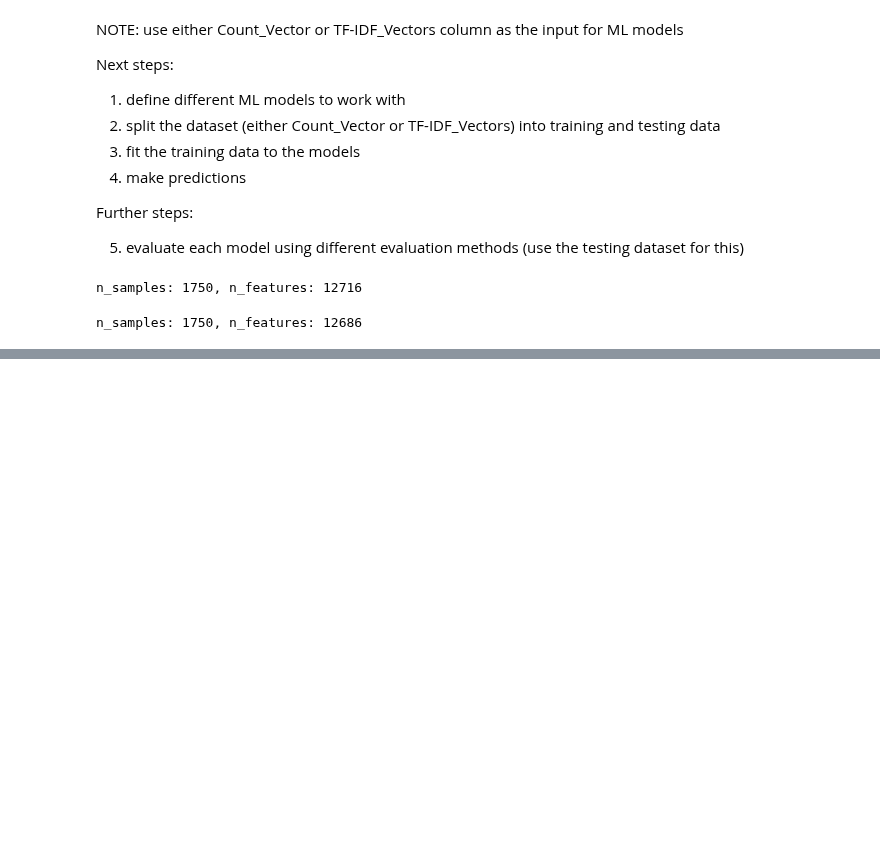
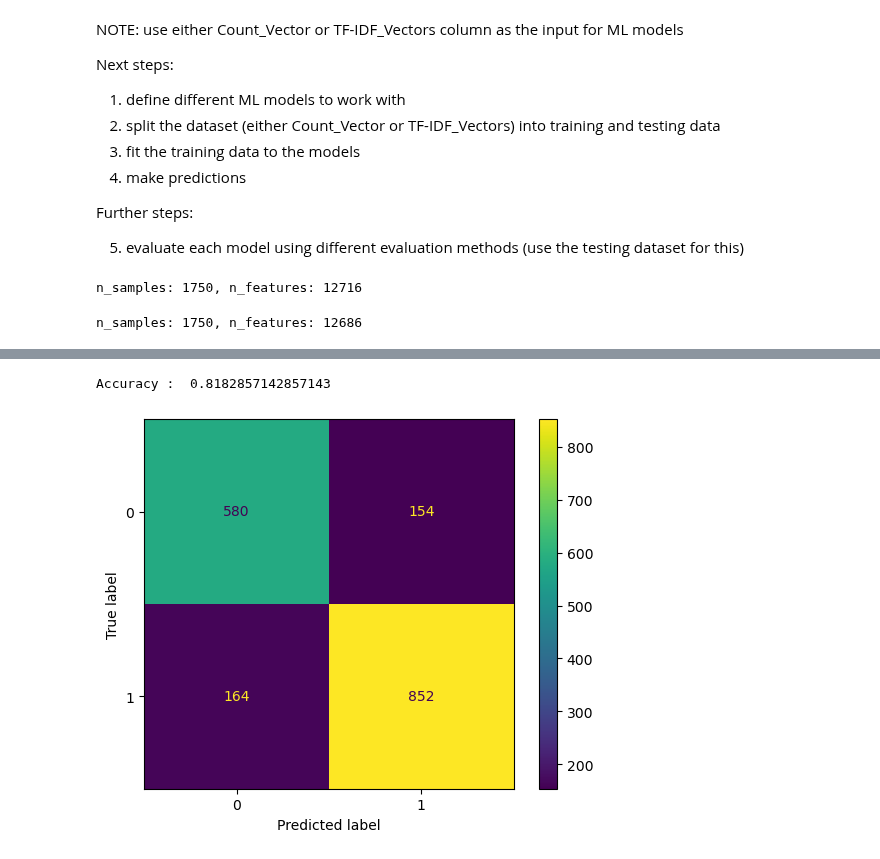
Before and after one commit to ZahraS98/IUI-Project, a Jupyter notebook: Games.ipynb, the cells around one changed output, grey strips where cells are left out. Cells and saved outputs as stored; diff of their text form; code cells hidden in the pictures; blank space fills up the shorter version.

Commit message:
Logistic regression and confusion matrix

```diff
--- a/Games.ipynb
+++ b/Games.ipynb
@@ -323,0 +330,9 @@ y_pred = knn_clf.predict()
+# %%
+# lr
+from sklearn.linear_model import LogisticRegression
+lr_clf = LogisticRegression()
+lr_clf.fit(count_vector, y_train)
+lr_y_pred = lr_clf.predict(test_count_vector)
+
+
+print("LR model accuracy(in %):", metrics.accuracy_score(y_test, lr_y_pred)*100)
@@ -323,0 +348,15 @@ y_pred = knn_clf.predict()
+# %%
+from sklearn.metrics import confusion_matrix
+cm = confusion_matrix(y_test, lr_y_pred)
+from sklearn.metrics import accuracy_score
+print ("Accuracy : ", accuracy_score(y_test, lr_y_pred))
+# %% [output]
+Accuracy :  0.8182857142857143
+# %%
+# printing confusion matrix
+from sklearn.metrics import ConfusionMatrixDisplay
+disp = ConfusionMatrixDisplay(confusion_matrix=cm,display_labels=clf.classes_)
+disp.plot()
+plt.show()
+# %% [output]
+[figure, added]
```
Also changed, not shown: parts of 4 cells of this notebook.
